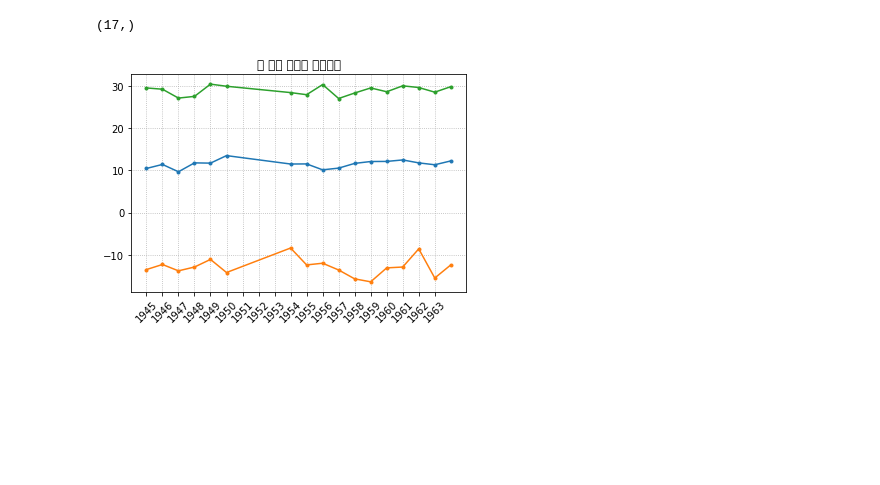
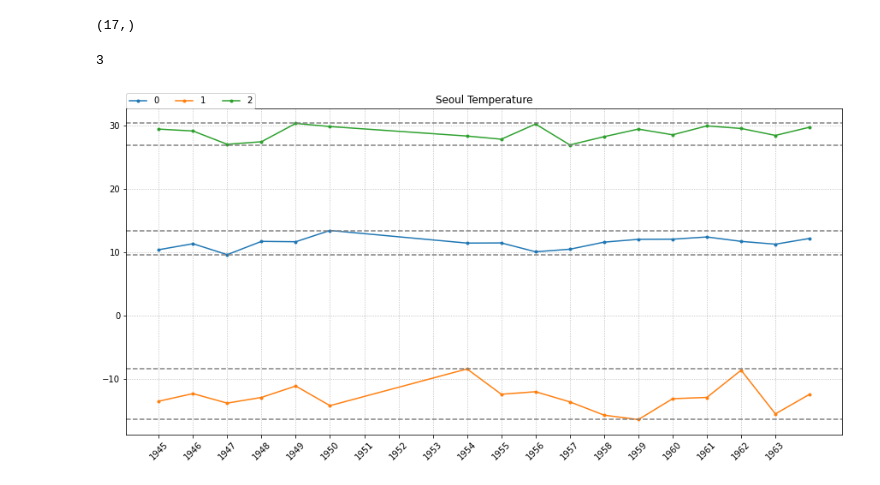
Before and after one commit to yojulab/learn_data_analytics, a Jupyter notebook: codes/년간_전국_기온변화.ipynb, the cells around one changed output. Cells and saved outputs as stored; diff of their text form; code cells hidden in the pictures; blank space fills up the shorter version.

```diff
--- a/codes/년간_전국_기온변화.ipynb
+++ b/codes/년간_전국_기온변화.ipynb
@@ -337,13 +337,22 @@ seoul_years_max.shape
 (17,)
 # %%
 seoul_years_temperatures = [seoul_years_mean, seoul_years_min, seoul_years_max]
+# %%
+len(seoul_years_temperatures)
+# %% [output]
+3
 # %%
-for temperature in seoul_years_temperatures :
-  plt.plot(temperature, '.-')
+plt.figure(figsize=(15,7))
+for index, temperature in enumerate(seoul_years_temperatures) :
+  plt.plot(temperature, '.-', label='{}'.format(index))
+  plt.axhline(temperature.min(), color='gray', ls='--')
+  plt.axhline(temperature.max(), color='gray', ls='--')
 
 plt.xticks(range(1945,1964, 1), rotation=45)
 plt.grid(ls=':')
-plt.title('년 평균 서울시 최저기온')
+plt.legend(loc=(0,1.0), ncol=3)
+plt.title('Seoul Temperature')
+
 plt.show()
 # %% [output]
-[figure, old version]
+[figure, new version]
```
Also changed, not shown: parts of 1 cell of this notebook.
